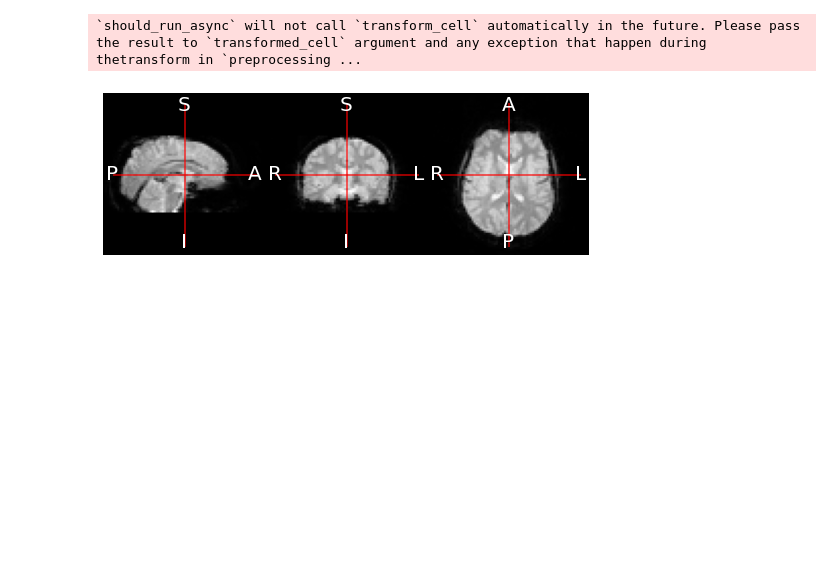
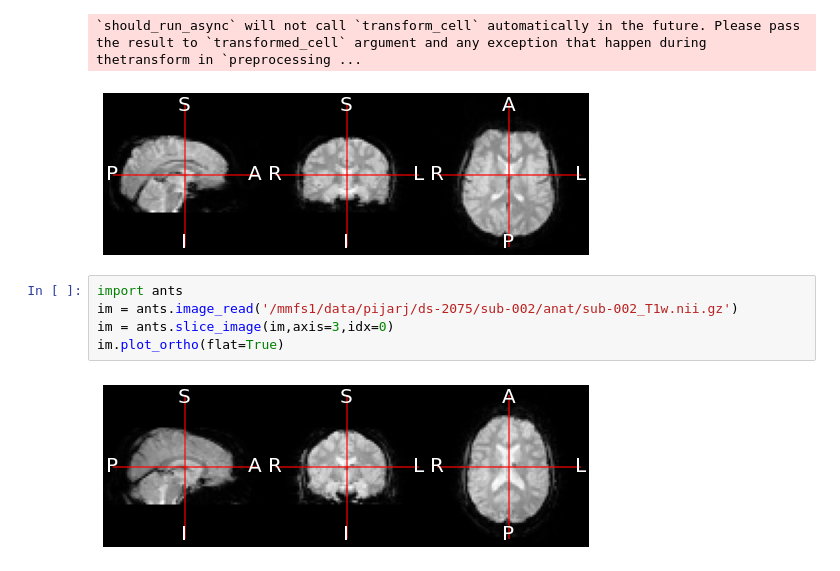
Before and after one commit to Aglinskas/BC-ORG-Data, a Jupyter notebook: Code/copy-study-subjects.ipynb, the cells around one changed output. Cells and saved outputs as stored; diff of their text form; blank space fills up the shorter version.

```diff
--- a/Code/copy-study-subjects.ipynb
+++ b/Code/copy-study-subjects.ipynb
@@ -165,3 +165,10 @@ im.plot_ortho(flat=True)
 # %% [output]
 `should_run_async` will not call `transform_cell` automatically in the future. Please pass the result to `transformed_cell` argument and any exception that happen during thetransform in `preprocessing ...
 [figure]
+# %%
+import ants
+im = ants.image_read('/mmfs1/data/pijarj/ds-2075/sub-002/anat/sub-002_T1w.nii.gz')
+im = ants.slice_image(im,axis=3,idx=0)
+im.plot_ortho(flat=True)
+# %% [output]
+[figure, added]
```
Also changed, not shown: parts of 1 cell of this notebook, 2 other files.
